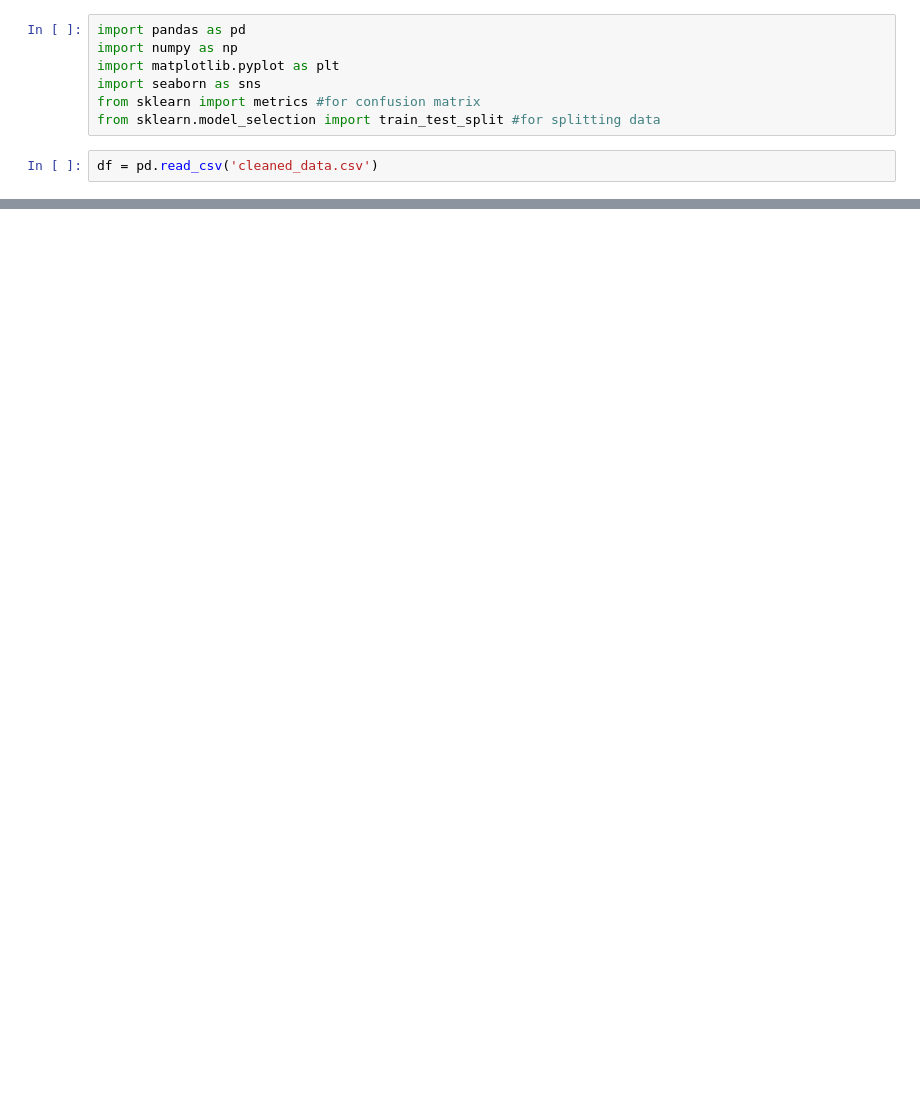
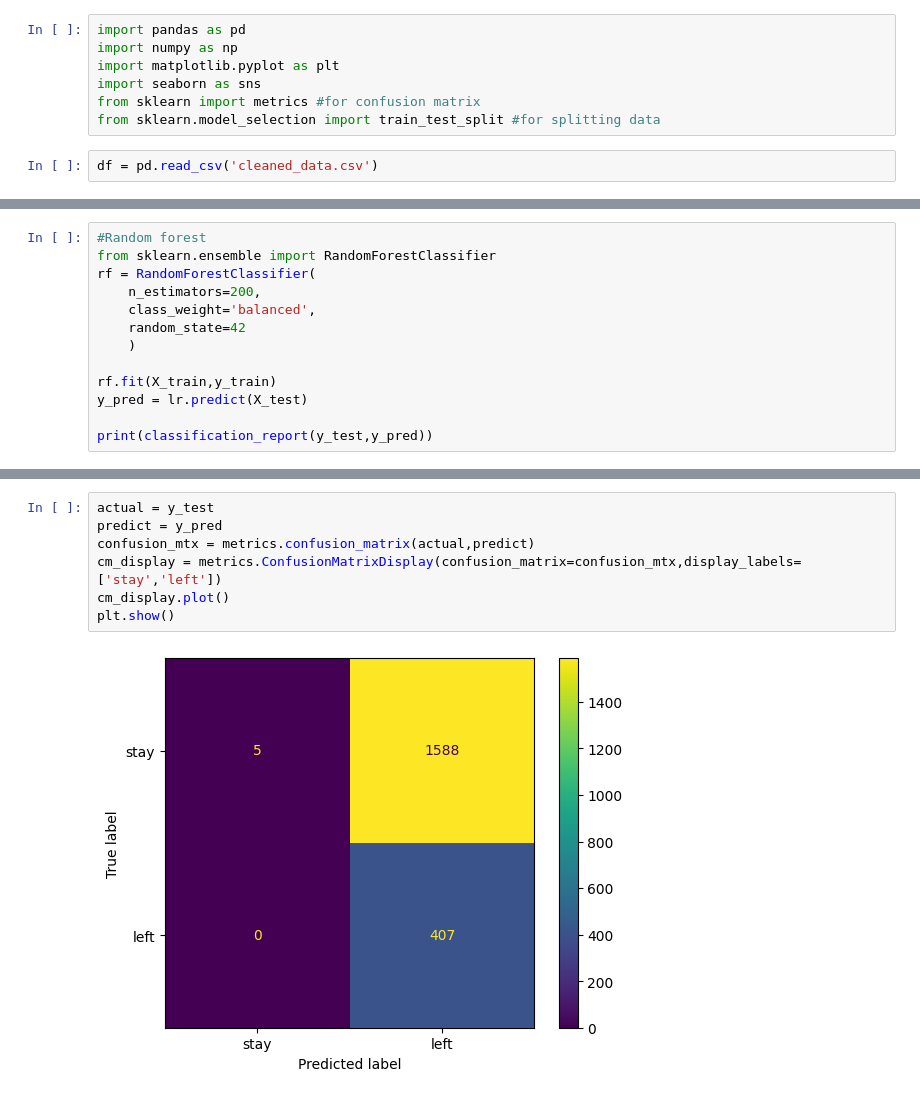
Before and after one commit to AleiyDroubi/Datascience, a Jupyter notebook: train_data.ipynb, the cells around one changed output, grey strips where cells are left out. Cells and saved outputs as stored; diff of their text form; blank space fills up the shorter version.

```diff
--- a/train_data.ipynb
+++ b/train_data.ipynb
@@ -228,0 +218,13 @@ cm_display.plot()
+# %%
+#Random forest
+from sklearn.ensemble import RandomForestClassifier
+rf = RandomForestClassifier(
+    n_estimators=200,
+    class_weight='balanced',
+    random_state=42
+    )
+
+rf.fit(X_train,y_train)
+y_pred = lr.predict(X_test)
+
+print(classification_report(y_test,y_pred))
@@ -228,0 +240,9 @@ cm_display.plot()
+# %%
+actual = y_test
+predict = y_pred
+confusion_mtx = metrics.confusion_matrix(actual,predict)
+cm_display = metrics.ConfusionMatrixDisplay(confusion_matrix=confusion_mtx,display_labels=['stay','left'])
+cm_display.plot()
+plt.show()
+# %% [output]
+[figure, added]
```
Also changed, not shown: parts of 18 cells of this notebook, 1 other file.
